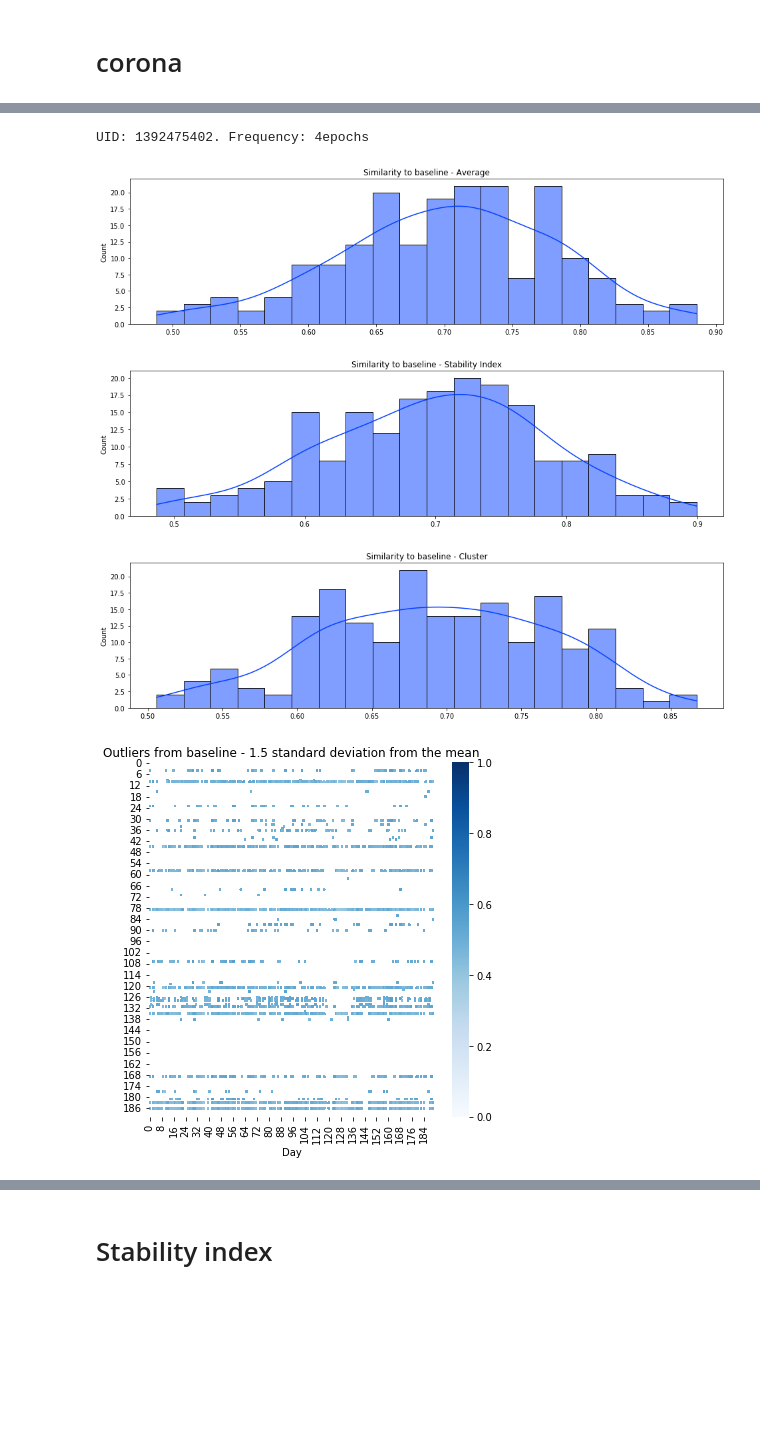
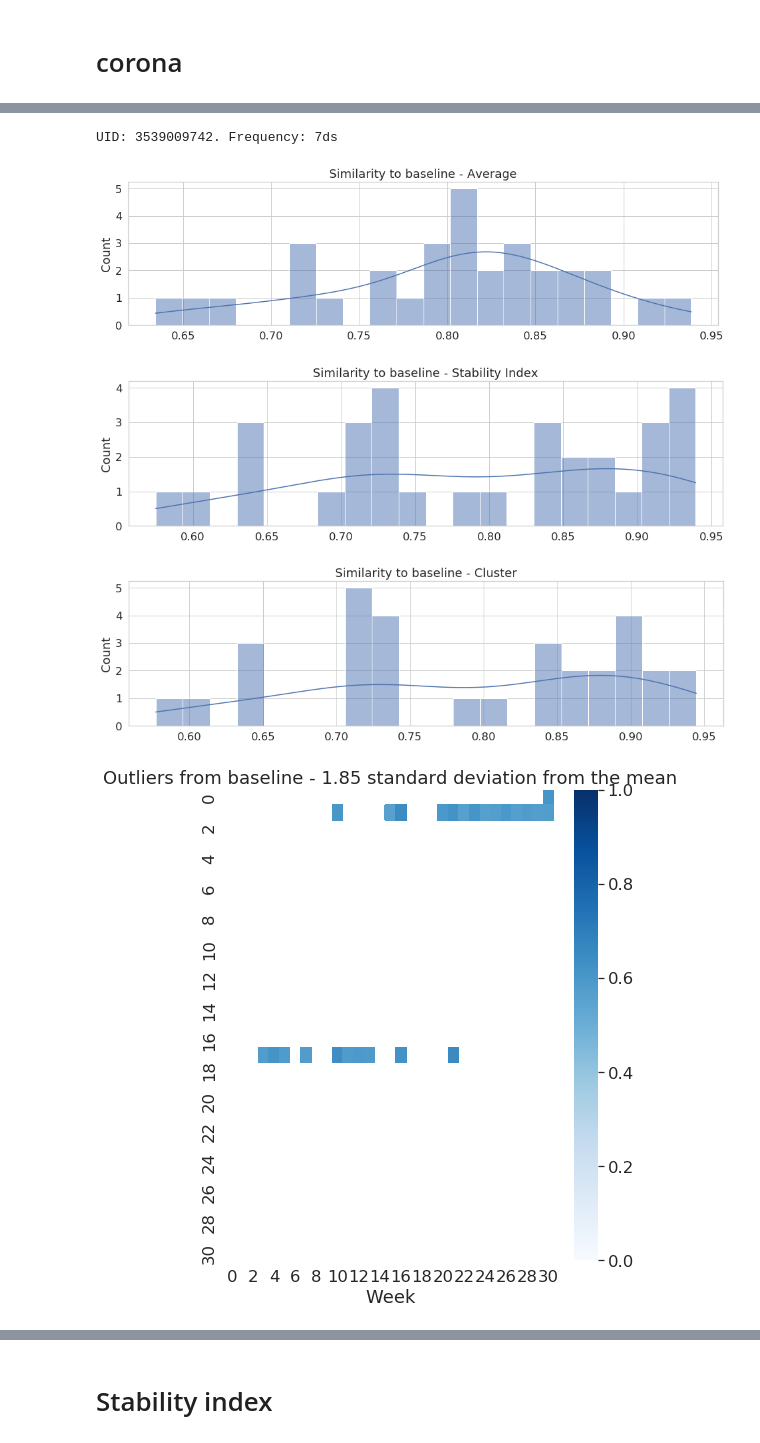
Before and after one commit to digitraceslab/digirhythm, a Jupyter notebook: analysis/similarity.ipynb, the cells around one changed output, grey strips where cells are left out. Drawn from its saved outputs; the diff is of its cells as text; code cells hidden in the pictures; blank space fills up the shorter version.

Commit message:
Analysis notebook demonstrating different baseline

```diff
--- a/analysis/similarity.ipynb
+++ b/analysis/similarity.ipynb
@@ -10,6 +10,7 @@ print(sns.__version__)
 palette = sns.color_palette("bright")
 
 sns.set_palette(palette)
+sns.set(style="whitegrid", font_scale=1.5)
 # %% [output]
 0.12.2
 # %% [markdown]
@@ -45,50 +67,52 @@ def recurrent_plot(df):
     # Viz
     sns.heatmap(df, cmap="Blues")
 
+
 s_si = similarity_baseline_si.loc[uid].dropna()
 s_cluster = similarity_baseline_cluster.loc[uid].dropna()
 s_avg = similarity_baseline_average.loc[uid].dropna()
 
-print(f'UID: {uid}. Frequency: {freq}')
+print(f"UID: {uid}. Frequency: {freq}")
 
 # Line plot
 plt.figure(figsize=(16, 4))
-#sns.lineplot(x=s.index, y=s.values)
+# sns.lineplot(x=s.index, y=s.values)
 sns.histplot(s_avg.values, bins=20, kde=True)
-plt.title('Similarity to baseline - Average')
+plt.title("Similarity to baseline - Average")
 
 # Line plot
 plt.figure(figsize=(16, 4))
-#sns.lineplot(x=s.index, y=s.values)
+# sns.lineplot(x=s.index, y=s.values)
 sns.histplot(s_si.values, bins=20, kde=True)
-plt.title('Similarity to baseline - Stability Index')
+plt.title("Similarity to baseline - Stability Index")
 
 # Line plot
 plt.figure(figsize=(16, 4))
-#sns.lineplot(x=s.index, y=s.values)
+# sns.lineplot(x=s.index, y=s.values)
 sns.histplot(s_cluster.values, bins=20, kde=True)
-plt.title('Similarity to baseline - Cluster')
+plt.title("Similarity to baseline - Cluster")
+
 
 # Heatmap
-plt.figure(figsize=(6, 6))
+plt.figure(figsize=(8, 8))
 # Define the threshold
-threshold = sample.mean() - 1.5*sample.std()
+threshold = sample.mean() - 1.85 * sample.std()
 
 # Replace values above the threshold with NaN
 sample_masked = sample.where(sample < threshold)
 sns.heatmap(sample_masked, cmap="Blues", vmin=0, vmax=1)
-xlabel = 'Day' if freq == '4epochs' else 'Week'
+xlabel = "Day" if freq == "4epochs" else "Week"
 plt.xlabel(xlabel)
-plt.title('Outliers from baseline - 1.5 standard deviation from the mean')
+plt.title("Outliers from baseline - 1.85 standard deviation from the mean")
 
 plt.tight_layout()
 plt.show()
 # %% [output]
-UID: 1392475402. Frequency: 4epochs
+UID: 3539009742. Frequency: 7ds
-[figure, old version]
+[figure, new version]
-[figure, old version]
+[figure, new version]
-[figure, old version]
+[figure, new version]
-[figure, old version]
+[figure, new version]
 # %%
 # Outliers - Days deviating the most from baseline
 def outliers(similarity):
```
Also changed, not shown: parts of 9 cells of this notebook, 8 other files.
